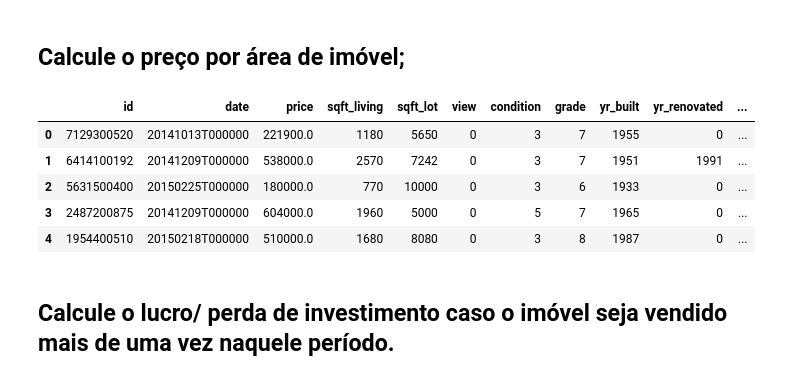
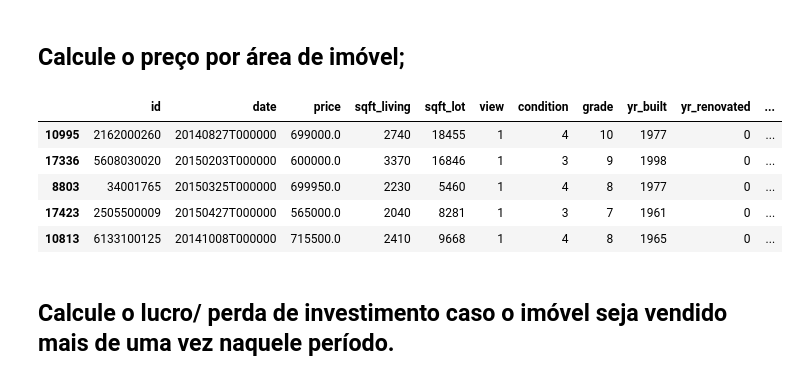
Before and after one commit to michellssgui22/PROJETOS_ESTUDO_DATASCIENCE, a Jupyter notebook: Mini_Projeto_Roof_Imoveis.ipynb, the cells around one changed output. Drawn from its saved outputs; the diff is of its cells as text; code cells hidden in the pictures.

```diff
--- a/Mini_Projeto_Roof_Imoveis.ipynb
+++ b/Mini_Projeto_Roof_Imoveis.ipynb
@@ -166,7 +166,7 @@ numeor mínimo de banheiros:  0
 # %% [markdown]
 ## Criando um novo DF com as colunas essenciais para nálise
 # %%
-colunas = ['id', 'date', 'price', 'sqft_living', 'sqft_lot', 'view', 'condition', 'grade', 'yr_built', 'yr_renovated', 'zipcode']
+colunas = ['id', 'date', 'price', 'sqft_living', 'sqft_lot', 'view', 'condition', 'grade', 'yr_built', 'yr_renovated', 'zipcode', 'lat', 'long']
 df_imob = df.loc[:, colunas]
 df_imob.head()
 # %% [output]
@@ -176,3 +176,6 @@ df_imob.head()
 | 2 | 5631500400 | 20150225T000000 | 180000.0 | 770 | 10000 | 0 | 3 | 6 | 1933 | 0 | ... |
 | 3 | 2487200875 | 20141209T000000 | 604000.0 | 1960 | 5000 | 0 | 5 | 7 | 1965 | 0 | ... |
 | 4 | 1954400510 | 20150218T000000 | 510000.0 | 1680 | 8080 | 0 | 3 | 8 | 1987 | 0 | ... |
+# %%
+df_imob = df_imob[df_imob['view']>0].sort_values(by=['view'])
+df_imob.head()
@@ -226,7 +236,7 @@ df_zip_city['ZIP Code'] = df_zip_city['ZIP Code'].astype(int)
 df_zip_city.columns = ['Zip Code', 'City']
 
 # Anexando colunas com as respectivas cidades na tabela
-df_imob['city'] = df['zipcode'].map(df_zip_city.set_index('Zip Code')['City'])
+df_imob['city'] = df_imob['zipcode'].map(df_zip_city.set_index('Zip Code')['City'])
 df_imob.head()
 # %% [output]
 |  | id | date | price | sqft_living | sqft_lot | view | condition | grade | yr_built | yr_renovated | ... |
@@ -238,15 +248,15 @@ df_imob.head()
 # %% [markdown]
 ## Calcule o preço por área de imóvel;
 # %%
-df_imob['price_living'] = (df['price'] / df['sqft_living'])
-df_imob['price_living'].astype(float)
+df_imob['price_for_area_lot'] = (df_imob['price'] / df_imob['sqft_lot'])
+df_imob['price_for_area_lot'].astype(float)
 df_imob.head()
 # %% [output]
 |  | id | date | price | sqft_living | sqft_lot | view | condition | grade | yr_built | yr_renovated | ... |
-| 0 | 7129300520 | 20141013T000000 | 221900.0 | 1180 | 5650 | 0 | 3 | 7 | 1955 | 0 | ... |
-| 1 | 6414100192 | 20141209T000000 | 538000.0 | 2570 | 7242 | 0 | 3 | 7 | 1951 | 1991 | ... |
-| 2 | 5631500400 | 20150225T000000 | 180000.0 | 770 | 10000 | 0 | 3 | 6 | 1933 | 0 | ... |
-| 3 | 2487200875 | 20141209T000000 | 604000.0 | 1960 | 5000 | 0 | 5 | 7 | 1965 | 0 | ... |
-| 4 | 1954400510 | 20150218T000000 | 510000.0 | 1680 | 8080 | 0 | 3 | 8 | 1987 | 0 | ... |
+| 10995 | 2162000260 | 20140827T000000 | 699000.0 | 2740 | 18455 | 1 | 4 | 10 | 1977 | 0 | ... |
+| 17336 | 5608030020 | 20150203T000000 | 600000.0 | 3370 | 16846 | 1 | 3 | 9 | 1998 | 0 | ... |
+| 8803 | 34001765 | 20150325T000000 | 699950.0 | 2230 | 5460 | 1 | 4 | 8 | 1977 | 0 | ... |
+| 17423 | 2505500009 | 20150427T000000 | 565000.0 | 2040 | 8281 | 1 | 3 | 7 | 1961 | 0 | ... |
+| 10813 | 6133100125 | 20141008T000000 | 715500.0 | 2410 | 9668 | 1 | 4 | 8 | 1965 | 0 | ... |
 # %% [markdown]
 ## Calcule o lucro/ perda de investimento caso o imóvel seja vendido mais de uma vez naquele período.
```
Also changed, not shown: parts of 39 cells of this notebook.
